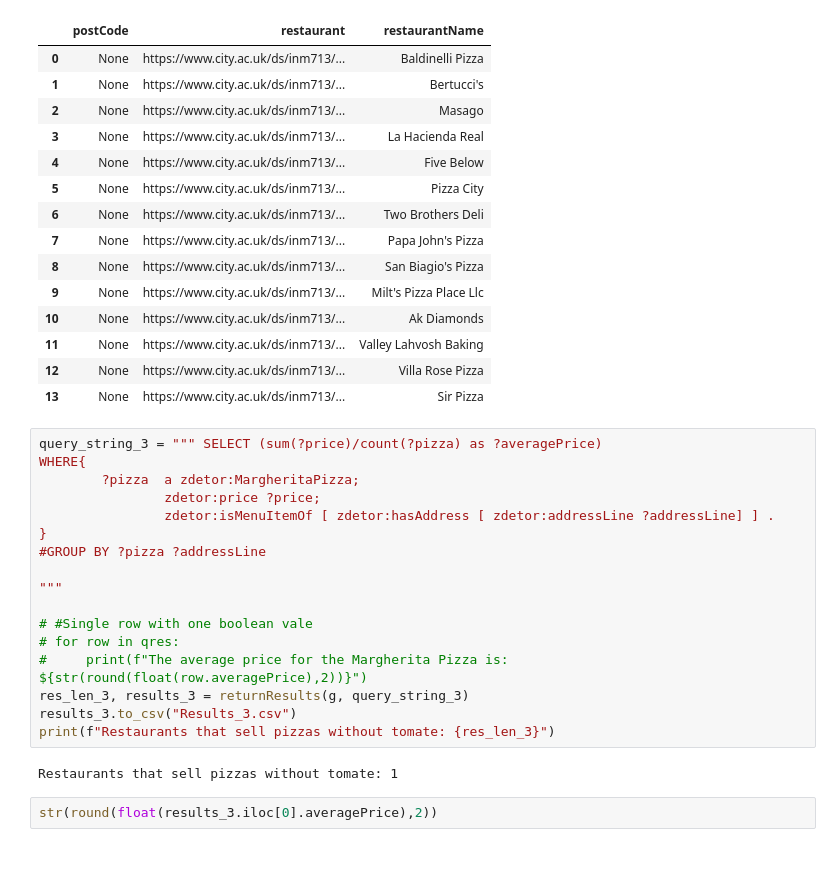
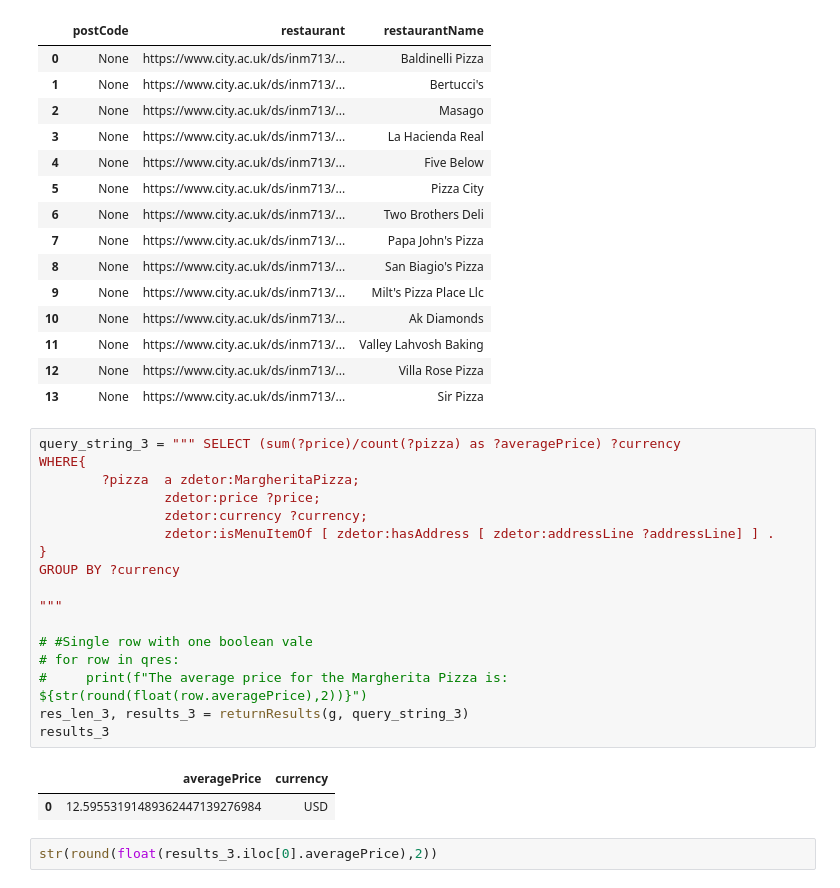
Before and after one commit to zdetor54/INM713-coursework, a Jupyter notebook: SPARQL.ipynb, the cells around one changed output. Cells and saved outputs as stored; diff of their text form; blank space fills up the shorter version.

```diff
--- a/SPARQL.ipynb
+++ b/SPARQL.ipynb
@@ -250,24 +250,25 @@ results_5
 | 12 | None | https://www.city.ac.uk/ds/inm713/... | Villa Rose Pizza |
 | 13 | None | https://www.city.ac.uk/ds/inm713/... | Sir Pizza |
 # %%
-query_string_3 = """ SELECT (sum(?price)/count(?pizza) as ?averagePrice)
+query_string_3 = """ SELECT (sum(?price)/count(?pizza) as ?averagePrice) ?currency
 WHERE{
         ?pizza  a zdetor:MargheritaPizza;
                 zdetor:price ?price;
+                zdetor:currency ?currency;
                 zdetor:isMenuItemOf [ zdetor:hasAddress [ zdetor:addressLine ?addressLine] ] .
 }
-#GROUP BY ?pizza ?addressLine
+GROUP BY ?currency
 
 """
 
 # #Single row with one boolean vale
 # for row in qres:
 #     print(f"The average price for the Margherita Pizza is: ${str(round(float(row.averagePrice),2))}")
 res_len_3, results_3 = returnResults(g, query_string_3)
-results_3.to_csv("Results_3.csv")
-print(f"Restaurants that sell pizzas without tomate: {res_len_3}")
+results_3
 # %% [output]
-Restaurants that sell pizzas without tomate: 1
+|  | averagePrice | currency |
+| 0 | 12.59553191489362447139276984 | USD |
 # %%
 str(round(float(results_3.iloc[0].averagePrice),2))
 # %% [output]
```
Also changed, not shown: 12 other files.
